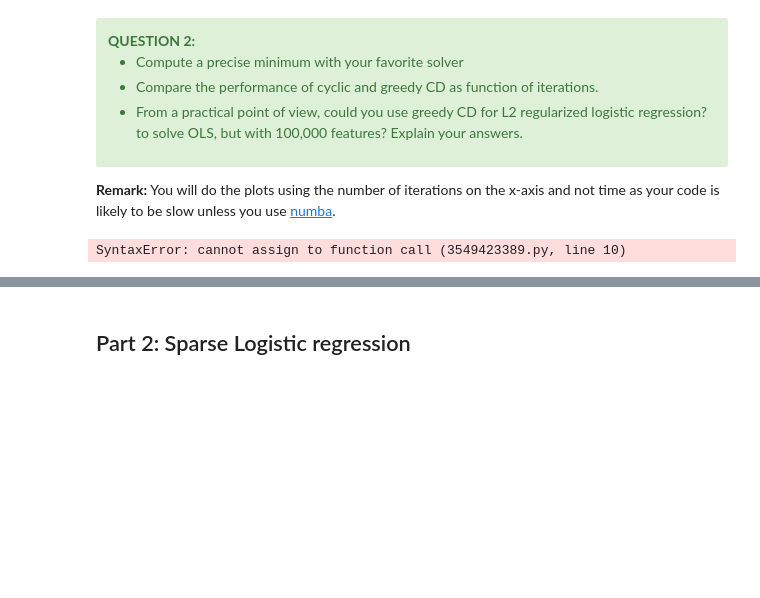
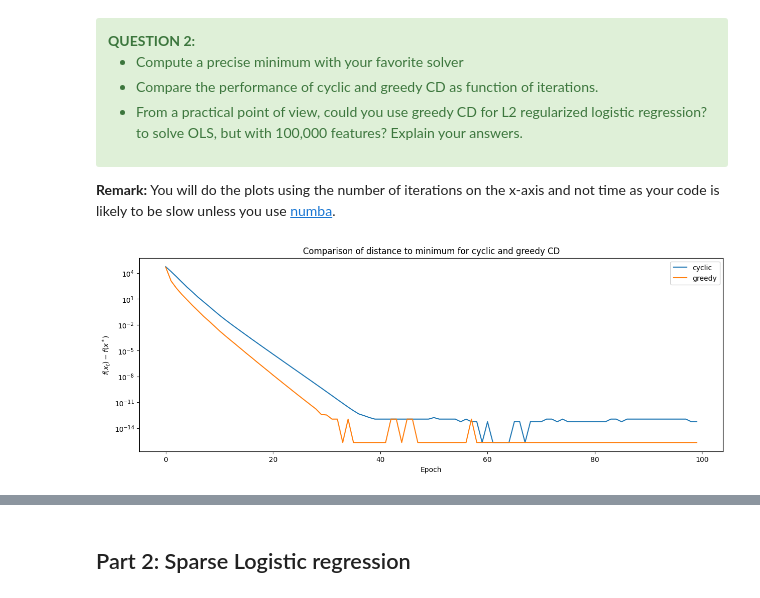
Before and after one commit to Nicolassaint/X_Optimization, a Jupyter notebook: TP3/lab3_saint_nicolas_and_guerin_matthis.ipynb, the cells around one changed output, grey strips where cells are left out. Saved outputs shown, nothing was run; the diff lists cells and outputs as text; code cells hidden in the pictures; blank space fills up the shorter version.

```diff
--- a/TP3/lab3_saint_nicolas_and_guerin_matthis.ipynb
+++ b/TP3/lab3_saint_nicolas_and_guerin_matthis.ipynb
@@ -81,19 +81,26 @@ def cyclic_cd(A, b, n_iter):
     n_samples, n_features = A.shape
     all_objs = []
 
-    x_hat = np.zeros(n_features)
-    residuals = b - A.dot(x_hat)
+    w = np.zeros(n_features)
+    residuals = b - A.dot(w)
+
+    # TODO
+    lips_const = np.linalg.norm(A, axis=0) ** 2
+    # END TODO
 
     for t in range(n_iter):
-        i = t % n_features
-        old_x_i = x_hat[i]
-        x_hat[i] += A[:, i].dot(residuals) / np.sum(A[:, i] ** 2)
-        residuals += A[:, i] * (old_x_i - x_hat[i])
+        j = t % n_features
+        # TODO
+        old_w_j = w[j]
+        w[j] += A[:, j].dot(residuals) / lips_const[j]
+        # update residuals:
+        residuals += A[:, j] * (old_w_j - w[j])
+        # END TODO
 
         if t % n_features == 0:
-            all_objs.append(np.sum(residuals ** 2) / 2.)
+            all_objs.append((residuals ** 2).sum() / 2.)
+    return w, np.array(all_objs)
 
-    return x_hat, np.array(all_objs)
 
 
 def greedy_cd(A, b, n_iter):
@@ -135,7 +142,7 @@ def greedy_cd(A, b, n_iter):
 
 **Remark:** You will do the plots using the number of iterations on the x-axis and not time as your code is likely to be slow unless you use [numba](https://numba.pydata.org/).
 # %%
-# Compute a precise minimum with scipy.optimize.fmin_l_bfgs_b
+# Computing fmin_l_bfgs_b as our solver
 
 from scipy.optimize import fmin_l_bfgs_b
 
@@ -145,23 +152,27 @@ def loss(w):
 def grad(w):
     return A.T.dot(A.dot(w) - b)
 
-w_min, _, _ = fmin_l_bfgs_b(loss, np.zeros(n_features), grad, pgtol=1e-30, factr=1e-30)
+w_min, f_min, _ = fmin_l_bfgs_b(loss, np.zeros(n_features), grad, pgtol=1e-30, factr=1e-30)
 # %%
-# Compare the performance of cyclic and greedy CD as function of iterations with semylogy
-
 n_iter = 10000
 all_objs = {}
+w = {}
+eps = np.finfo('float').eps
+
+# Run coordinate descent methods
 for name, method in [("cyclic", cyclic_cd), ("greedy", greedy_cd)]:
-    _, all_objs[name] = method(A, b, n_iter)
+    w[name], all_objs[name] = method(A, b, n_iter)
 
+# Plotting
 plt.figure(figsize=(15, 5))
 for name in all_objs:
-    plt.semilogy((all_objs[name] - w_min)).clip(1e-30), label=name)
+    plt.semilogy(np.maximum(all_objs[name] - f_min,eps), label=name)
+
 plt.legend(loc="best")
 plt.xlabel("Epoch")
-plt.ylabel("Loss")
-plt.title("Convergence plot for cyclic and greedy CD")
+plt.ylabel('$f(x_t) - f(x^*)$')
+plt.title("Comparison of distance to minimum for cyclic and greedy CD")
 
 plt.show()
 # %% [output]
-SyntaxError: cannot assign to function call (3549423389.py, line 10)
+[figure, added]
```
Also changed, not shown: parts of 17 cells of this notebook, 2 other files.
